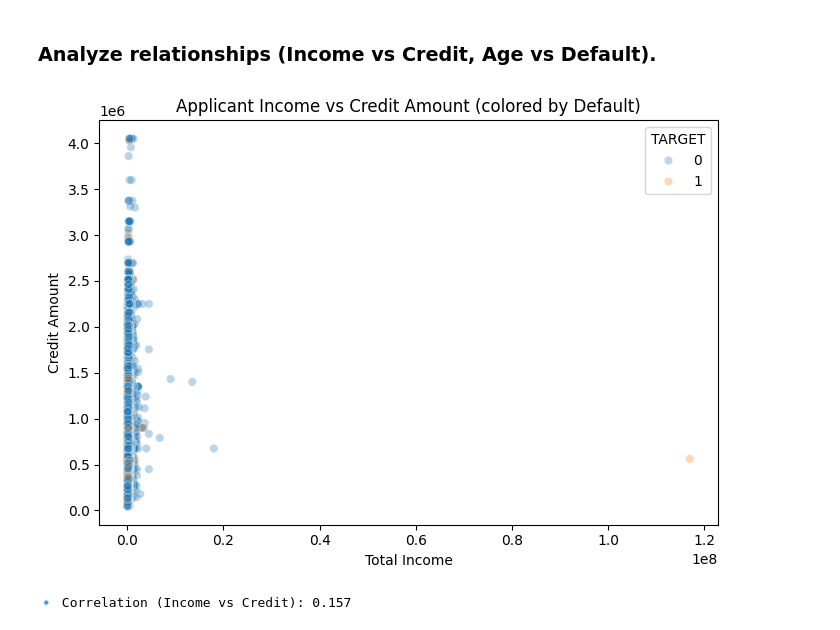
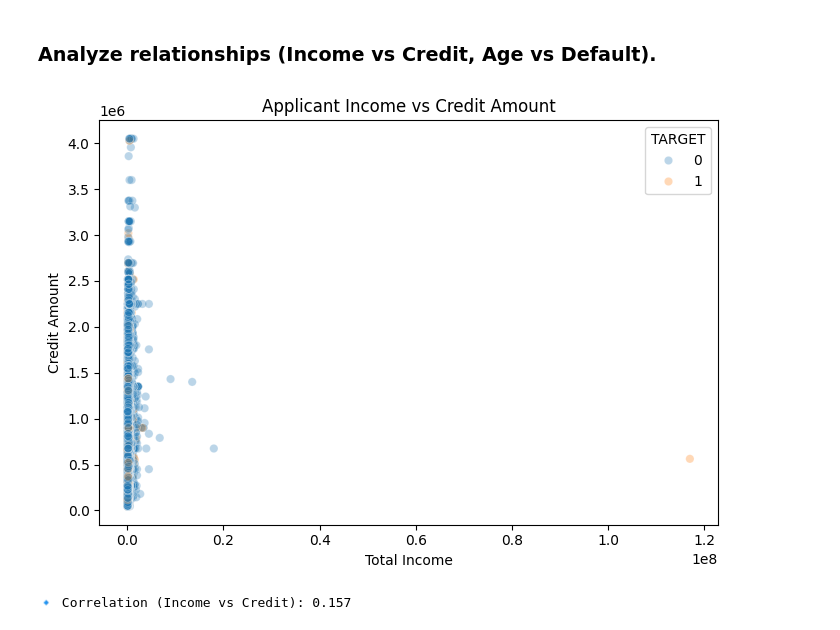
Before and after one commit to nandhakumar-v-19/Home-Loan-Default-Risk-Management, a Jupyter notebook: Home_Loan_Default_Risk_Management.ipynb, the cells around one changed output. Cells and saved outputs as stored; diff of their text form; code cells hidden in the pictures.

```diff
--- a/Home_Loan_Default_Risk_Management.ipynb
+++ b/Home_Loan_Default_Risk_Management.ipynb
@@ -405,15 +393,15 @@ plt.show()
 # %%
 # 1️⃣ Relationship: Income vs Credit
 
 plt.figure(figsize=(7,5))
 sns.scatterplot(x='AMT_INCOME_TOTAL', y='AMT_CREDIT', hue='TARGET', data=app_df, alpha=0.3)
-plt.title('Applicant Income vs Credit Amount (colored by Default)')
+plt.title('Applicant Income vs Credit Amount')
 plt.xlabel('Total Income')
 plt.ylabel('Credit Amount')
 plt.tight_layout()
 plt.show()
 # %% [output]
-[figure, old version]
+[figure, new version]
 # %%
 # Correlation between Income & Credit
 income_credit_corr = app_df['AMT_INCOME_TOTAL'].corr(app_df['AMT_CREDIT'])
```
Also changed, not shown: parts of 17 cells of this notebook.
